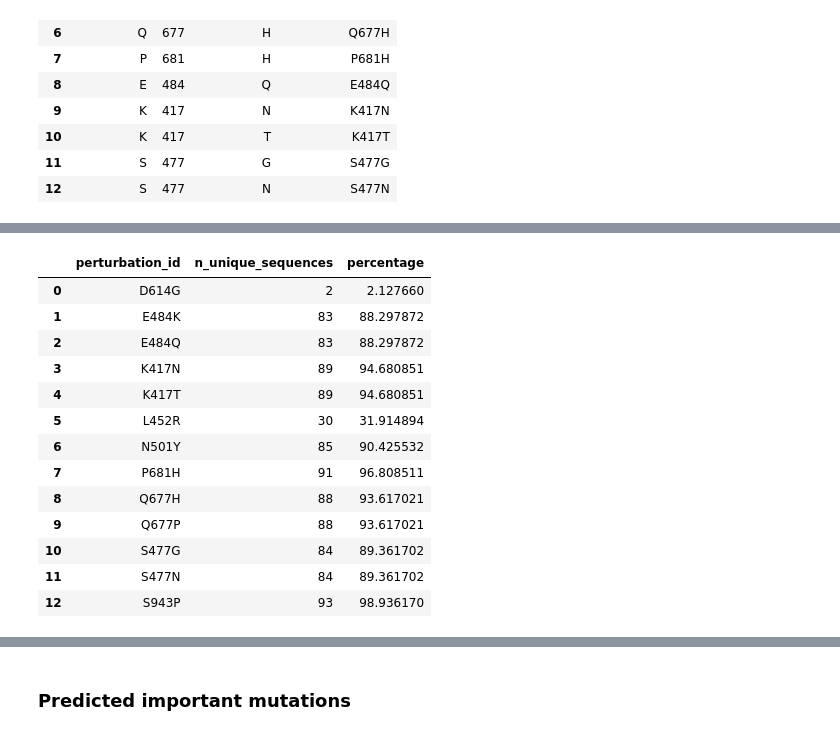
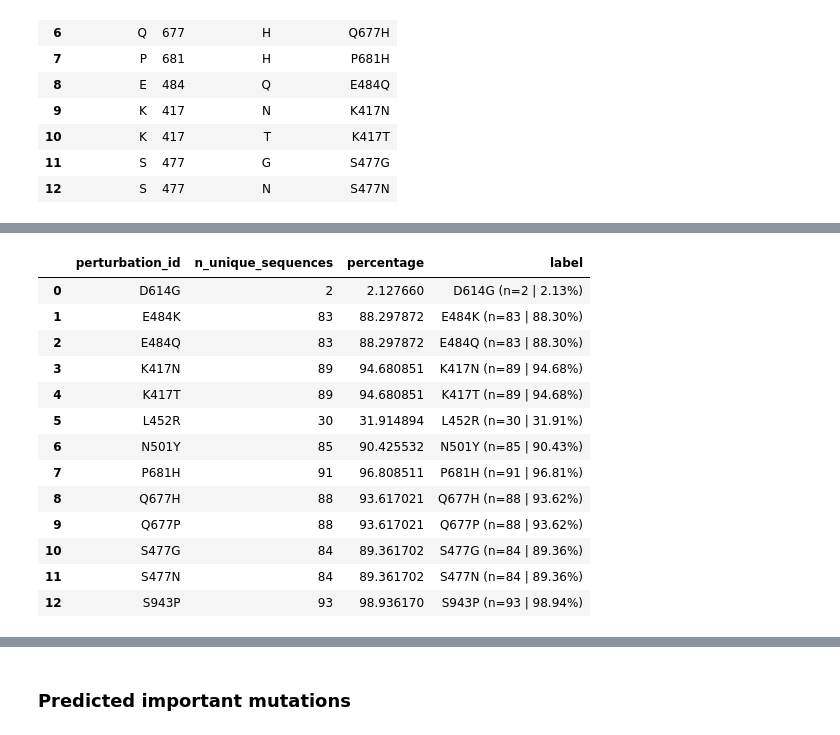
Before and after one commit to NSF-COMPASS-Center/HAVEN, a Jupyter notebook: src/jupyter_notebooks/perturbation/sars-cov-2/sarscov2-aligned-perturbation-analysis-uniref90-aligned-multi.ipynb, the cells around one changed output, grey strips where cells are left out. Cells and saved outputs as stored; diff of their text form; code cells hidden in the pictures.

```diff
--- a/src/jupyter_notebooks/perturbation/sars-cov-2/sarscov2-aligned-perturbation-analysis-uniref90-aligned-multi.ipynb
+++ b/src/jupyter_notebooks/perturbation/sars-cov-2/sarscov2-aligned-perturbation-analysis-uniref90-aligned-multi.ipynb
@@ -276,20 +260,21 @@ known_mutations_df
 # %%
 known_mutations_stats = known_mutations_df[["uniref90_id", "perturbation_id"]].groupby("perturbation_id").count().reset_index()
 known_mutations_stats.rename(columns={"uniref90_id": "n_unique_sequences"}, inplace=True)
 known_mutations_stats["percentage"] = known_mutations_stats["n_unique_sequences"] / 94 * 100
+known_mutations_stats["label"] = known_mutations_stats.apply(lambda x: f"{x['perturbation_id']} (n={x['n_unique_sequences']} | {format(x['percentage'], '.2f')}%)", axis=1)
 known_mutations_stats
 # %% [output]
-|  | perturbation_id | n_unique_sequences | percentage |
-| 0 | D614G | 2 | 2.127660 |
-| 1 | E484K | 83 | 88.297872 |
-| 2 | E484Q | 83 | 88.297872 |
-| 3 | K417N | 89 | 94.680851 |
-| 4 | K417T | 89 | 94.680851 |
-| 5 | L452R | 30 | 31.914894 |
-| 6 | N501Y | 85 | 90.425532 |
-| 7 | P681H | 91 | 96.808511 |
-| 8 | Q677H | 88 | 93.617021 |
-| 9 | Q677P | 88 | 93.617021 |
-| 10 | S477G | 84 | 89.361702 |
-| 11 | S477N | 84 | 89.361702 |
-| 12 | S943P | 93 | 98.936170 |
+|  | perturbation_id | n_unique_sequences | percentage | label |
+| 0 | D614G | 2 | 2.127660 | D614G (n=2 | 2.13%) |
+| 1 | E484K | 83 | 88.297872 | E484K (n=83 | 88.30%) |
+| 2 | E484Q | 83 | 88.297872 | E484Q (n=83 | 88.30%) |
+| 3 | K417N | 89 | 94.680851 | K417N (n=89 | 94.68%) |
+| 4 | K417T | 89 | 94.680851 | K417T (n=89 | 94.68%) |
+| 5 | L452R | 30 | 31.914894 | L452R (n=30 | 31.91%) |
+| 6 | N501Y | 85 | 90.425532 | N501Y (n=85 | 90.43%) |
+| 7 | P681H | 91 | 96.808511 | P681H (n=91 | 96.81%) |
+| 8 | Q677H | 88 | 93.617021 | Q677H (n=88 | 93.62%) |
+| 9 | Q677P | 88 | 93.617021 | Q677P (n=88 | 93.62%) |
+| 10 | S477G | 84 | 89.361702 | S477G (n=84 | 89.36%) |
+| 11 | S477N | 84 | 89.361702 | S477N (n=84 | 89.36%) |
+| 12 | S943P | 93 | 98.936170 | S943P (n=93 | 98.94%) |
```
Also changed, not shown: parts of 13 cells of this notebook, 2 other files.
